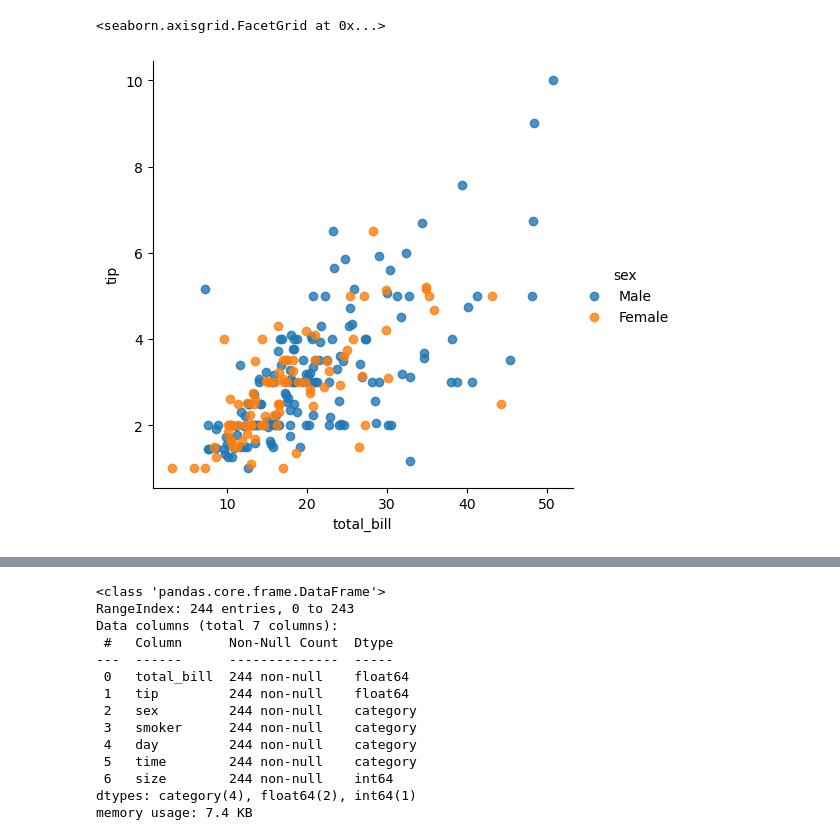
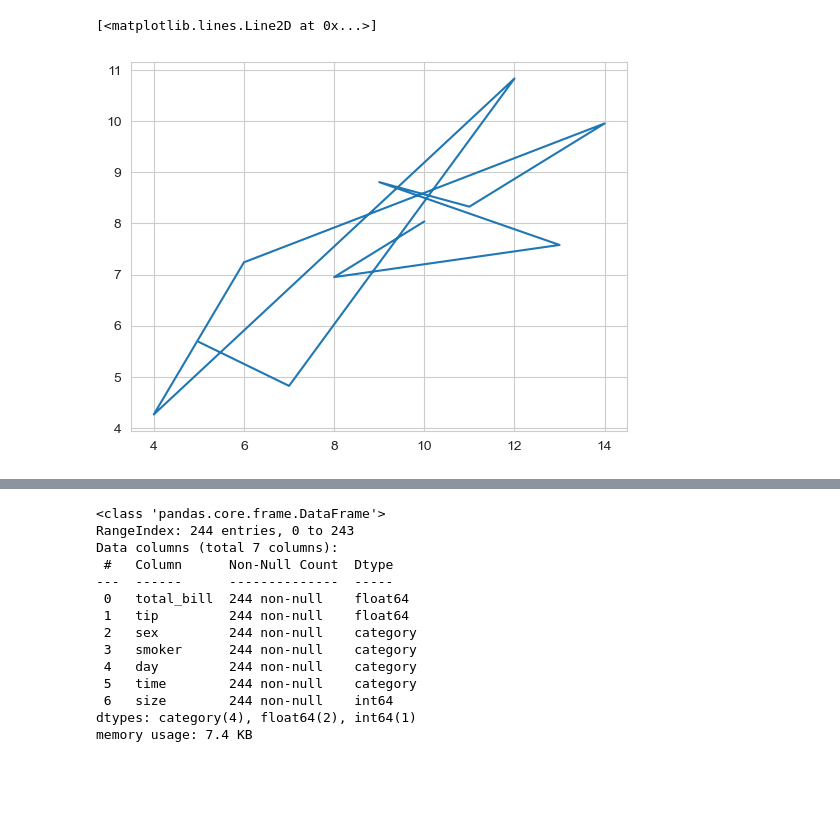
Before and after one commit to KChenDu/pandasNote, a Jupyter notebook: training/03-intro_plotting.ipynb, the cells around one changed output, grey strips where cells are left out. Saved outputs shown, nothing was run; the diff lists cells and outputs as text; code cells hidden in the pictures; blank space fills up the shorter version.

```diff
--- a/training/03-intro_plotting.ipynb
+++ b/training/03-intro_plotting.ipynb
@@ -24,5 +25,9 @@ sns.lmplot(x='total_bill', y='tip', data=tips, fit_reg=False)
-# %%
-sns.lmplot(x='total_bill', y='tip', data=tips, hue='sex', fit_reg=False)
-# %% [output]
-<seaborn.axisgrid.FacetGrid at 0x...>
-[figure, removed]
+# %%
+import matplotlib.pyplot as plt
+
+
+dataset_1 = anscombe[anscombe['dataset'] == 'I']
+plt.plot(dataset_1['x'], dataset_1['y'])
+# %% [output]
+[<matplotlib.lines.Line2D at 0x...>]
+[figure, added]
```
Also changed, not shown: parts of 34 cells of this notebook.
